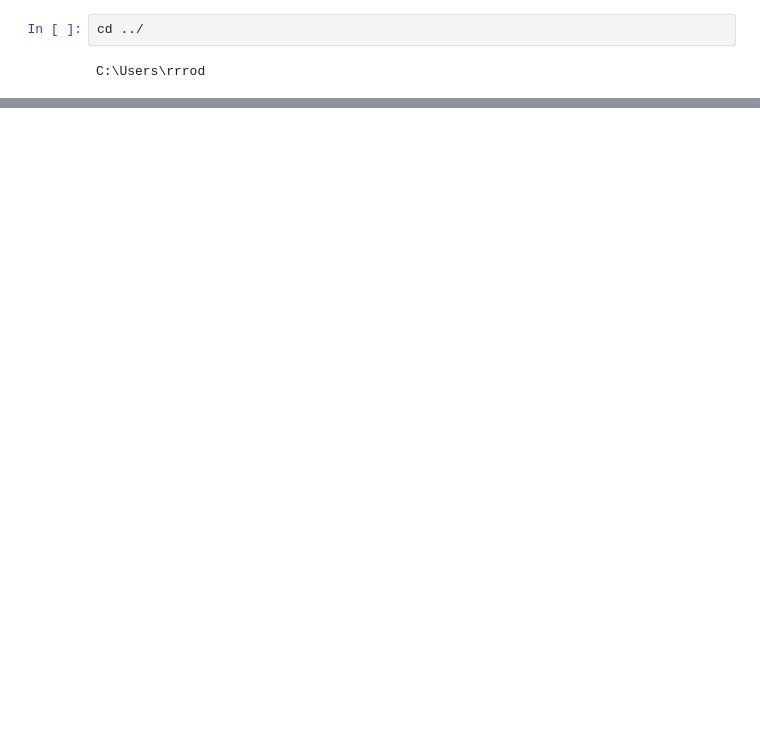
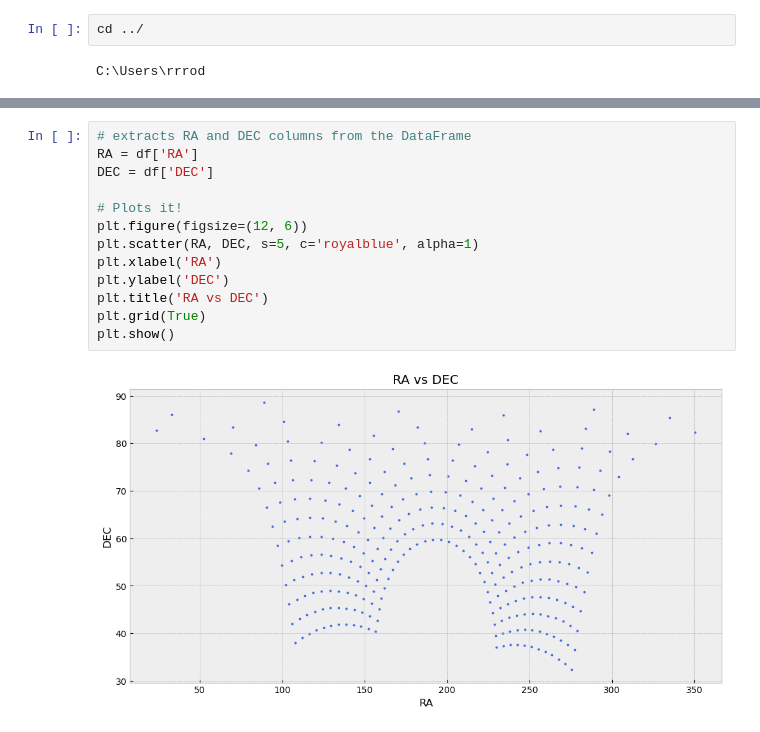
Before and after one commit to lea-yamashiro/FFC_4, a Jupyter notebook: code/Richard_R/attempt_2.ipynb, the cells around one changed output, grey strips where cells are left out. Saved outputs shown, nothing was run; the diff lists cells and outputs as text; blank space fills up the shorter version.

```diff
--- a/code/Richard_R/attempt_2.ipynb
+++ b/code/Richard_R/attempt_2.ipynb
@@ -66,0 +83,15 @@ No valid data loaded. Check the data files.
+# %%
+# extracts RA and DEC columns from the DataFrame
+RA = df['RA']
+DEC = df['DEC']
+
+# Plots it!
+plt.figure(figsize=(12, 6))
+plt.scatter(RA, DEC, s=5, c='royalblue', alpha=1)
+plt.xlabel('RA')
+plt.ylabel('DEC')
+plt.title('RA vs DEC')
+plt.grid(True)
+plt.show()
+# %% [output]
+[figure, added]
```
Also changed, not shown: parts of 4 cells of this notebook.
